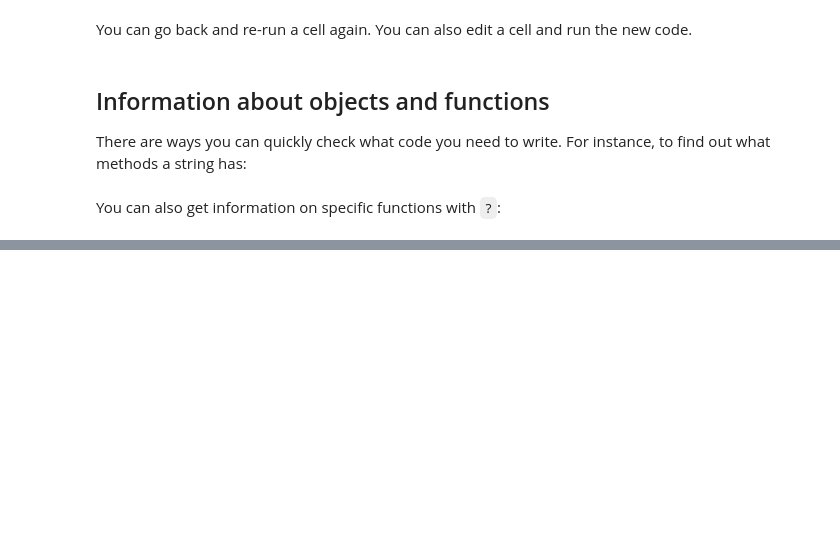
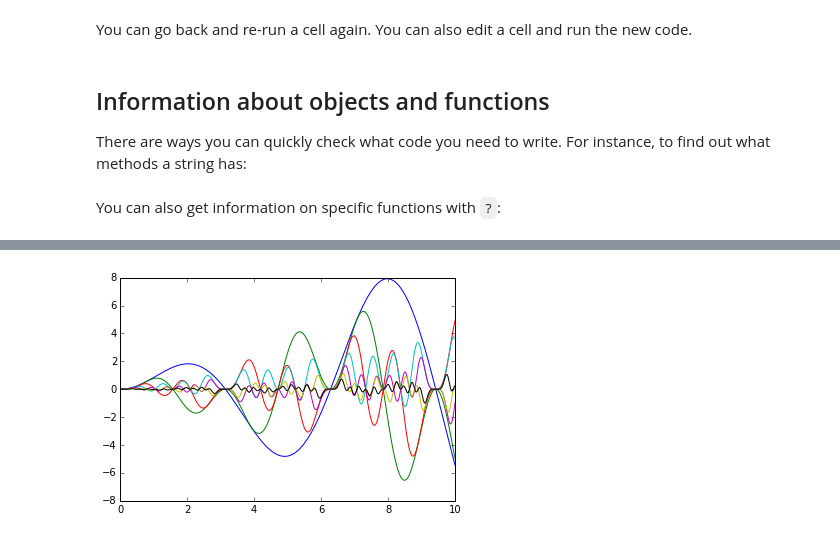
Before and after one commit to takluyver/ucb-ipython-intro, a Jupyter notebook: Notebook intro.ipynb, the cells around one changed output, grey strips where cells are left out. Saved outputs shown, nothing was run; the diff lists cells and outputs as text; code cells hidden in the pictures; blank space fills up the shorter version.

```diff
--- a/Notebook intro.ipynb
+++ b/Notebook intro.ipynb
@@ -42,0 +63,12 @@ a.find?
+# %%
+%matplotlib inline
+import numpy as np
+import matplotlib.pyplot as plt
+
+t = np.linspace(0, 10, 1000)
+y = t
+for omega in range(1,8):
+    y = y * np.sin(omega * t)
+    plt.plot(t, y)
+# %% [output]
+[figure, added]
```
Also changed, not shown: parts of 3 cells of this notebook.
